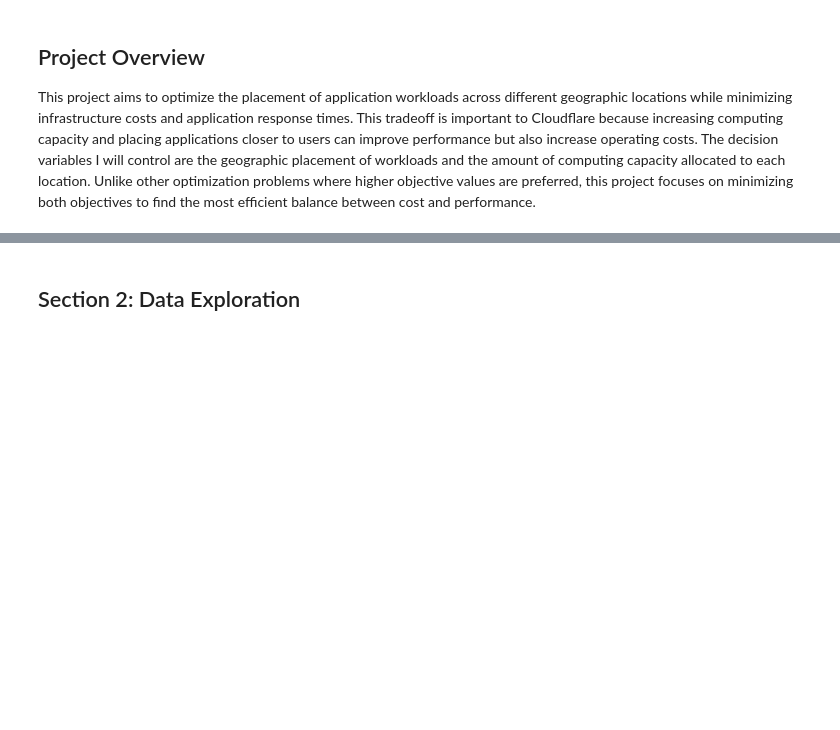
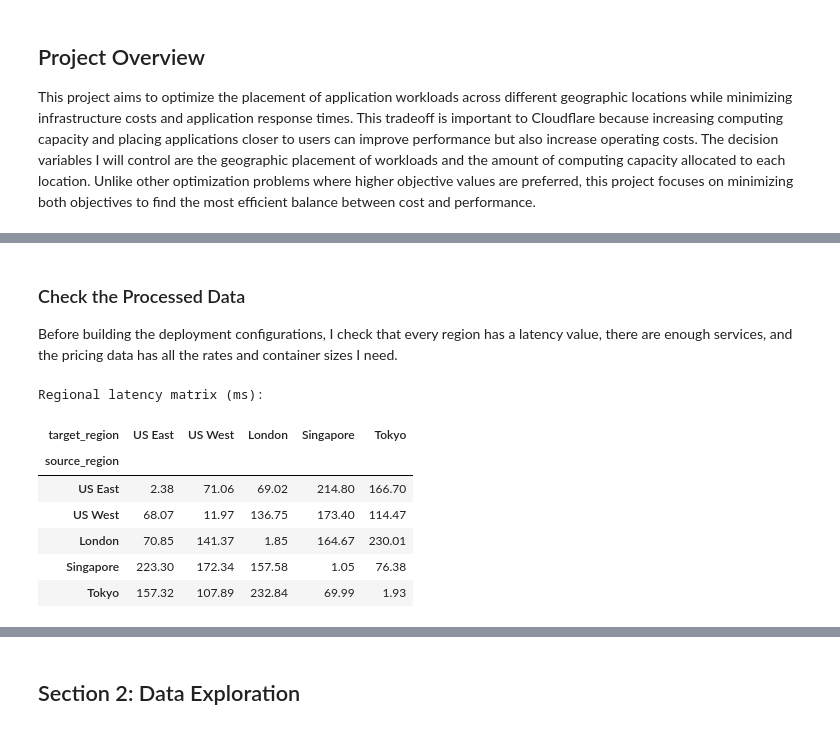
Before and after one commit to MostlyWhat/Infrastructure-Optimization-Engine, a Jupyter notebook: optimization_engine.ipynb, the cells around one changed output, grey strips where cells are left out. Drawn from its saved outputs; the diff is of its cells as text; code cells hidden in the pictures; blank space fills up the shorter version.

```diff
--- a/optimization_engine.ipynb
+++ b/optimization_engine.ipynb
@@ -14,0 +93,54 @@ This project aims to optimize the placement of application workloads across diff
+# %% [markdown]
+### Check the Processed Data
+
+Before building the deployment configurations, I check that every region has a latency value, there are enough services, and the pricing data has all the rates and container sizes I need.
+# %%
+# Check the processed data before creating deployment configurations.
+regions = ["US East", "US West", "London", "Singapore", "Tokyo"]
+
+latency_matrix = network_summary.pivot(
+    index="source_region", columns="target_region", values="latency_ms"
+)
+latency_matrix = latency_matrix.reindex(index=regions, columns=regions)
+
+if latency_matrix.isna().any().any():
+    raise ValueError("The processed RIPE data is missing one or more regional routes.")
+
+if joined["msname"].nunique() < 6:
+    raise ValueError("At least six distinct services are needed for the model.")
+
+assert pricing["parameter"].is_unique and (pricing["rate"] > 0).all()
+assert instances["instance_type"].is_unique
+
+print("Regional latency matrix (ms):")
+display(latency_matrix.round(2))
+
+required_columns = {
+    "Alibaba workloads": (joined, ["msname", "msinstanceid", "cpu_utilization", "memory_utilization", "providerrpc_rt", "providerrpc_mcr"]),
+    "Cloudflare pricing": (pricing, ["parameter", "rate"]),
+    "Cloudflare instances": (instances, ["instance_type", "vcpu", "memory_gib", "disk_gb"])
+}
+
+for name, (table, columns) in required_columns.items():
+    if table.empty or not set(columns).issubset(table.columns):
+        raise ValueError(f"Missing required data in {name}.")
+    if table[columns].isna().any().any():
+        raise ValueError(f"Missing values in {name}.")
+
+if not np.isfinite(latency_matrix.to_numpy()).all() or (latency_matrix <= 0).any().any():
+    raise ValueError("RIPE latency values must be finite and positive.")
+
+required_rates = {"cpu_vcpu_second", "memory_gib_second", "disk_gb_second"}
+required_sizes = {"basic", "standard-1", "standard-2", "standard-3", "standard-4"}
+
+if not required_rates.issubset(pricing["parameter"]) or not required_sizes.issubset(instances["instance_type"]):
+    raise ValueError("The Cloudflare pricing or instance data is incomplete.")
+# %% [output]
+Regional latency matrix (ms):
+| target_region | US East | US West | London | Singapore | Tokyo |
+| source_region |  |  |  |  |  |
+| US East | 2.38 | 71.06 | 69.02 | 214.80 | 166.70 |
+| US West | 68.07 | 11.97 | 136.75 | 173.40 | 114.47 |
+| London | 70.85 | 141.37 | 1.85 | 164.67 | 230.01 |
+| Singapore | 223.30 | 172.34 | 157.58 | 1.05 | 76.38 |
+| Tokyo | 157.32 | 107.89 | 232.84 | 69.99 | 1.93 |
```
Also changed, not shown: parts of 6 cells of this notebook, 13 other files.
